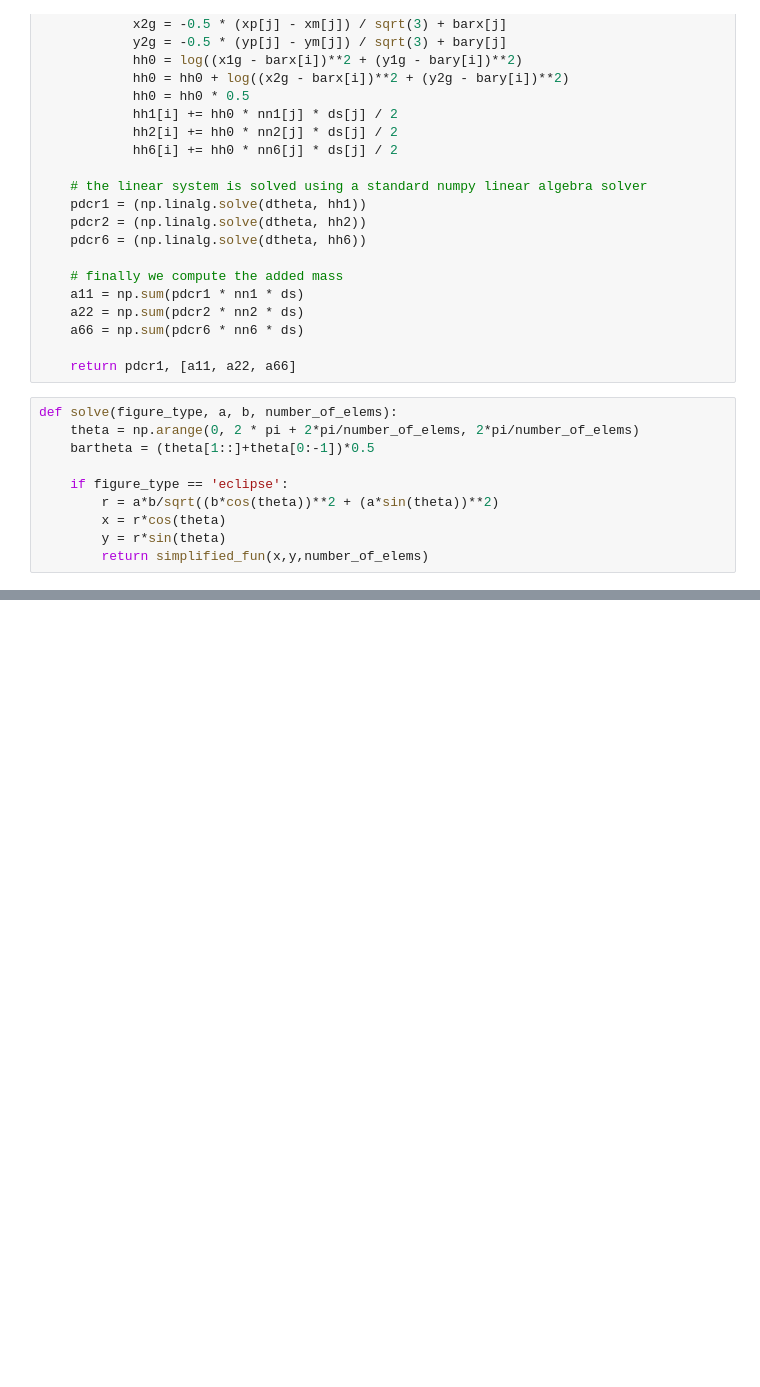
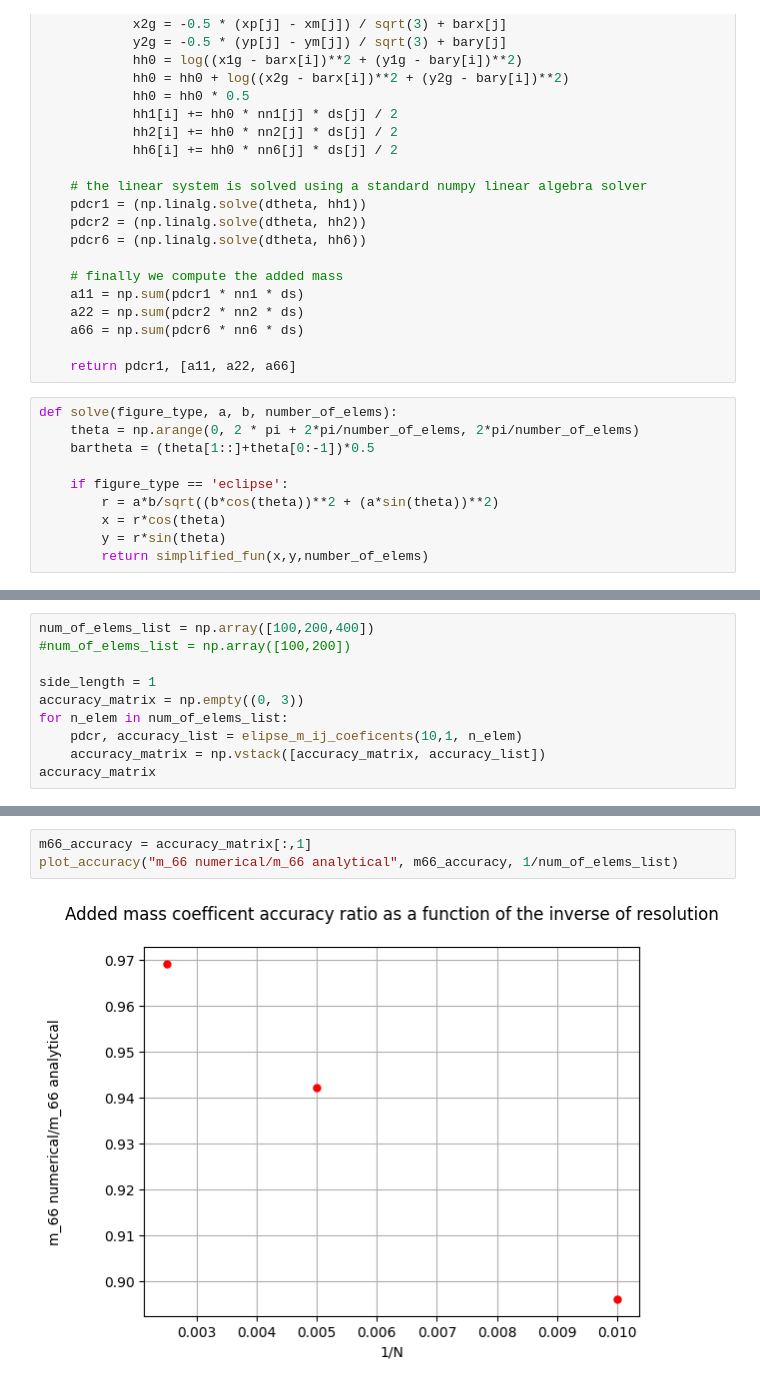
Before and after one commit to AnnaWojciechowska/MEK4420, a Jupyter notebook: Oblig1/ellipse_oblig.ipynb, the cells around one changed output, grey strips where cells are left out. Saved outputs shown, nothing was run; the diff lists cells and outputs as text; blank space fills up the shorter version.

```diff
--- a/Oblig1/ellipse_oblig.ipynb
+++ b/Oblig1/ellipse_oblig.ipynb
@@ -88,0 +147,10 @@ def elipse_m_ij_coeficents(semi_major_len, semi_minor_len, number_of_elems):
+# %%
+num_of_elems_list = np.array([100,200,400])
+#num_of_elems_list = np.array([100,200])
+
+side_length = 1
+accuracy_matrix = np.empty((0, 3))
+for n_elem in num_of_elems_list:
+    pdcr, accuracy_list = elipse_m_ij_coeficents(10,1, n_elem)
+    accuracy_matrix = np.vstack([accuracy_matrix, accuracy_list])
+accuracy_matrix
@@ -89,3 +181,8 @@ def elipse_m_ij_coeficents(semi_major_len, semi_minor_len, number_of_elems):
+# %%
+m66_accuracy = accuracy_matrix[:,1]
+plot_accuracy("m_66 numerical/m_66 analytical", m66_accuracy, 1/num_of_elems_list)
+# %% [output]
+[figure, added]
 # %%
 np.set_printoptions(suppress=True)
 number_of_elems = 100
```
Also changed, not shown: parts of 8 cells of this notebook, 1 other file.
